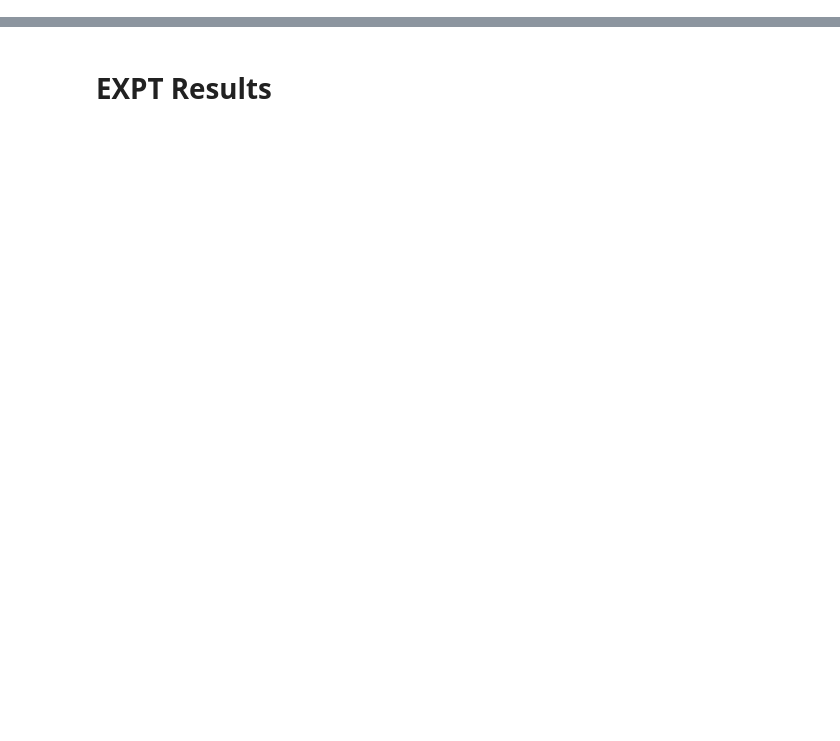
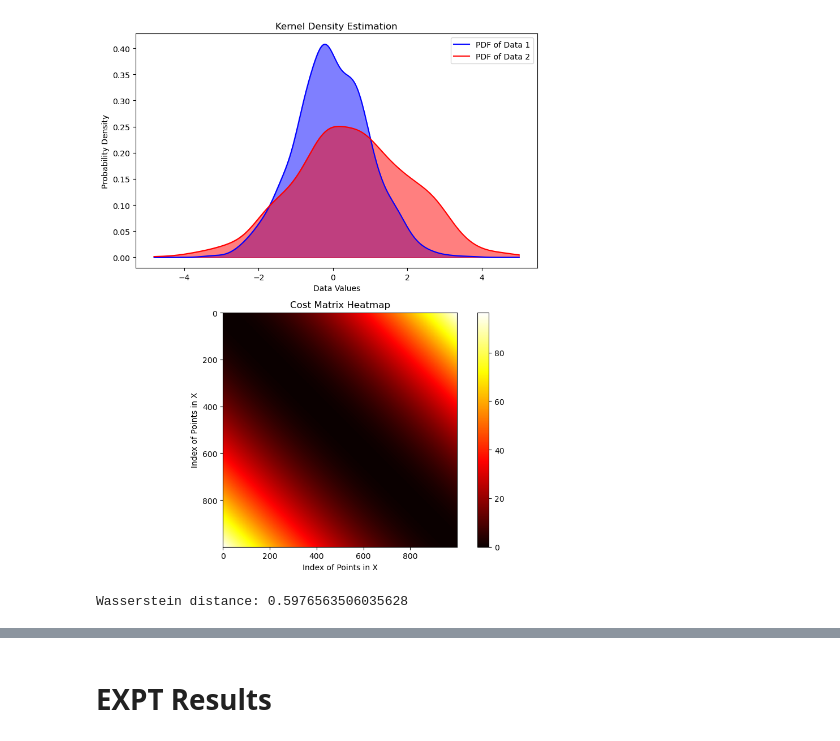
Before and after one commit to Gerid/PFL-Non-IID, a Jupyter notebook: results/t.ipynb, the cells around one changed output, grey strips where cells are left out. Saved outputs shown, nothing was run; the diff lists cells and outputs as text; code cells hidden in the pictures; blank space fills up the shorter version.

```diff
--- a/results/t.ipynb
+++ b/results/t.ipynb
@@ -95,2 +125,54 @@ plt.show()
+# %%
+import numpy as np
+import scipy.stats as stats
+import matplotlib.pyplot as plt
+import ot  # Python Optimal Transport (POT) library
+
+# 生成样本数据
+data = np.random.normal(loc=0, scale=1, size=1000)
+data2 = np.random.normal(loc=0.5, scale=1.5, size=1000)
+
+# 使用KDE估计概率密度
+x = np.linspace(min(data.min(), data2.min()), max(data.max(), data2.max()), 1000)
+kde = stats.gaussian_kde(data)
+pdf = kde(x)
+kde2 = stats.gaussian_kde(data2)
+pdf2 = kde2(x)
+
+# 离散化概率密度
+probabilities = pdf / pdf.sum()
+probabilities2 = pdf2 / pdf2.sum()
+
+# 计算Wasserstein距离
+M = ot.dist(x.reshape(-1, 1), x.reshape(-1, 1))  # 成本矩阵为欧几里得距离
+wasserstein_distance = ot.emd2(probabilities, probabilities2, M)
+
+# 可视化
+fig, axes = plt.subplots(nrows=2, ncols=1, figsize=(8, 10))
+
+# 绘制KDE曲线
+axes[0].plot(x, pdf, label="PDF of Data 1", color="blue")
+axes[0].plot(x, pdf2, label="PDF of Data 2", color="red")
+axes[0].fill_between(x, pdf, color="blue", alpha=0.5)
+axes[0].fill_between(x, pdf2, color="red", alpha=0.5)
+axes[0].legend()
+axes[0].set_title("Kernel Density Estimation")
+axes[0].set_xlabel("Data Values")
+axes[0].set_ylabel("Probability Density")
+
+# 绘制成本矩阵热图
+im = axes[1].imshow(M, cmap="hot", interpolation="nearest")
+fig.colorbar(im, ax=axes[1])
+axes[1].set_title("Cost Matrix Heatmap")
+axes[1].set_xlabel("Index of Points in X")
+axes[1].set_ylabel("Index of Points in X")
+
+plt.tight_layout()
+plt.show()
+
+print("Wasserstein distance:", wasserstein_distance)
+# %% [output]
+[figure, added]
+Wasserstein distance: 0.5976563506035628
 # %%
 import pandas as pd
```
Also changed, not shown: parts of 29 cells of this notebook, 7 other files.
